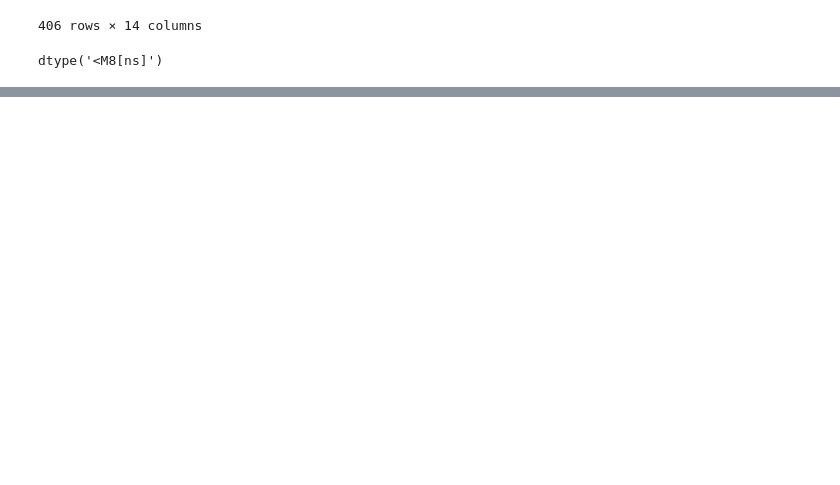
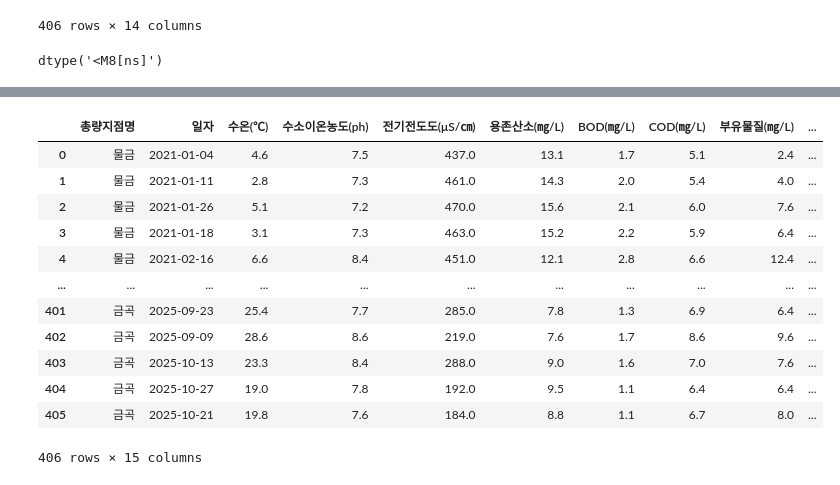
Before and after one commit to TroublesomeDuties/water_project, a Jupyter notebook: water.ipynb, the cells around one changed output, grey strips where cells are left out. Drawn from its saved outputs; the diff is of its cells as text; code cells hidden in the pictures; blank space fills up the shorter version.

```diff
--- a/water.ipynb
+++ b/water.ipynb
@@ -110,0 +161,18 @@ dtype('<M8[ns]')
+# %%
+### 월 분리
+waterDF['월'] = waterDF['일자'].dt.month
+waterDF
+# %% [output]
+|  | 총량지점명 | 일자 | 수온(℃) | 수소이온농도(ph) | 전기전도도(μS/㎝) | 용존산소(㎎/L) | BOD(㎎/L) | COD(㎎/L) | 부유물질(㎎/L) | ... |
+| 0 | 물금 | 2021-01-04 | 4.6 | 7.5 | 437.0 | 13.1 | 1.7 | 5.1 | 2.4 | ... |
+| 1 | 물금 | 2021-01-11 | 2.8 | 7.3 | 461.0 | 14.3 | 2.0 | 5.4 | 4.0 | ... |
+| 2 | 물금 | 2021-01-26 | 5.1 | 7.2 | 470.0 | 15.6 | 2.1 | 6.0 | 7.6 | ... |
+| 3 | 물금 | 2021-01-18 | 3.1 | 7.3 | 463.0 | 15.2 | 2.2 | 5.9 | 6.4 | ... |
+| 4 | 물금 | 2021-02-16 | 6.6 | 8.4 | 451.0 | 12.1 | 2.8 | 6.6 | 12.4 | ... |
+| ... | ... | ... | ... | ... | ... | ... | ... | ... | ... | ... |
+| 401 | 금곡 | 2025-09-23 | 25.4 | 7.7 | 285.0 | 7.8 | 1.3 | 6.9 | 6.4 | ... |
+| 402 | 금곡 | 2025-09-09 | 28.6 | 8.6 | 219.0 | 7.6 | 1.7 | 8.6 | 9.6 | ... |
+| 403 | 금곡 | 2025-10-13 | 23.3 | 8.4 | 288.0 | 9.0 | 1.6 | 7.0 | 7.6 | ... |
+| 404 | 금곡 | 2025-10-27 | 19.0 | 7.8 | 192.0 | 9.5 | 1.1 | 6.4 | 6.4 | ... |
+| 405 | 금곡 | 2025-10-21 | 19.8 | 7.6 | 184.0 | 8.8 | 1.1 | 6.7 | 8.0 | ... |
+406 rows × 15 columns
```
Also changed, not shown: parts of 16 cells of this notebook.
